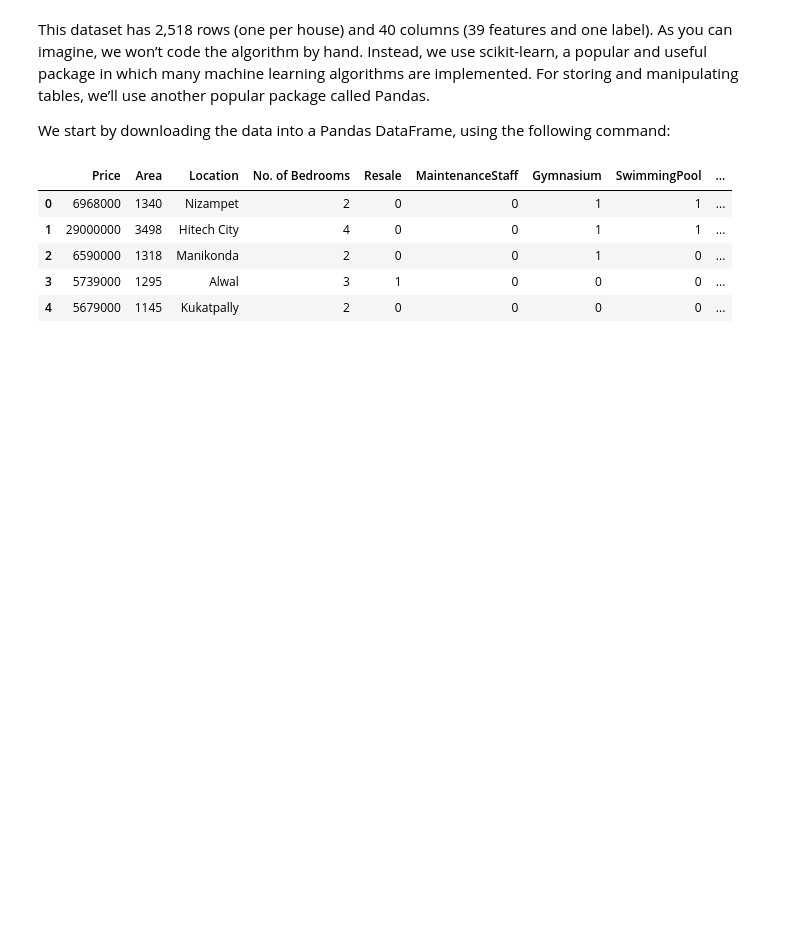
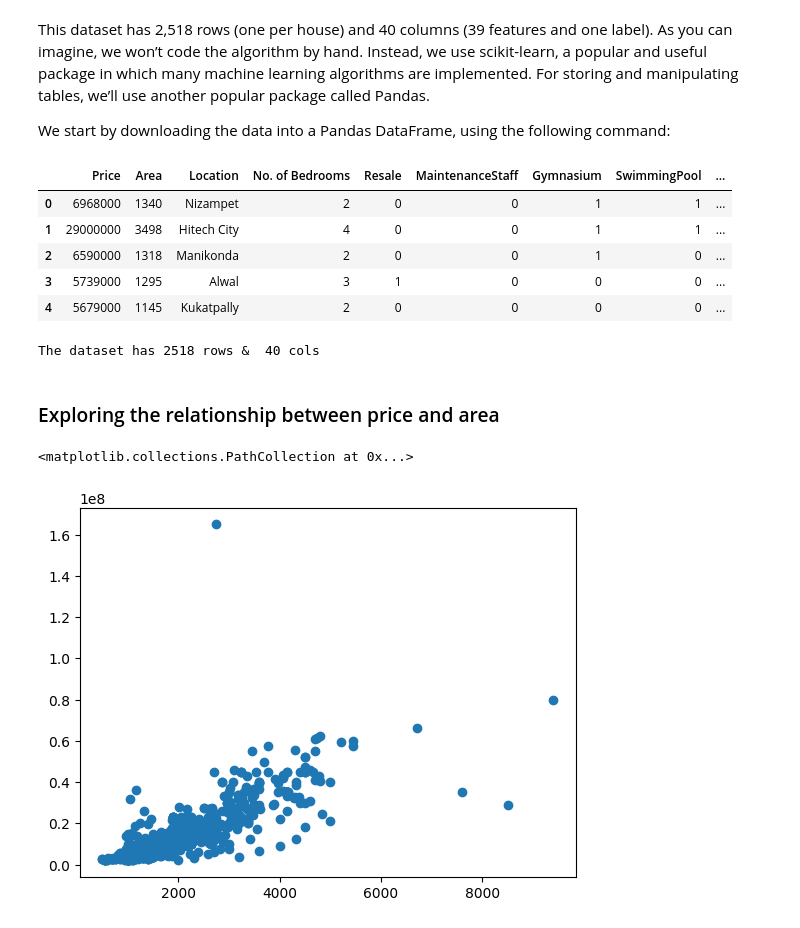
Before and after one commit to JayZeus999/Math-For-ML, a Jupyter notebook: Grokking-ML/linear-regression.ipynb, the cells around one changed output. Saved outputs shown, nothing was run; the diff lists cells and outputs as text; code cells hidden in the pictures; blank space fills up the shorter version.

Commit message:
Sketch a scatterplot btwn Area & Price

```diff
--- a/Grokking-ML/linear-regression.ipynb
+++ b/Grokking-ML/linear-regression.ipynb
@@ -228,3 +228,15 @@ data.head()
 | 2 | 6590000 | 1318 | Manikonda | 2 | 0 | 0 | 1 | 0 | ... |
 | 3 | 5739000 | 1295 | Alwal | 3 | 1 | 0 | 0 | 0 | ... |
 | 4 | 5679000 | 1145 | Kukatpally | 2 | 0 | 0 | 0 | 0 | ... |
+# %%
+num_rows, num_cols = data.shape
+print("The dataset has", num_rows, "rows & ", num_cols, "cols")
+# %% [output]
+The dataset has 2518 rows &  40 cols
+# %% [markdown]
+### Exploring the relationship between price and area
+# %%
+plt.scatter(data["Area"], data["Price"])
+# %% [output]
+<matplotlib.collections.PathCollection at 0x...>
+[figure, added]
```
